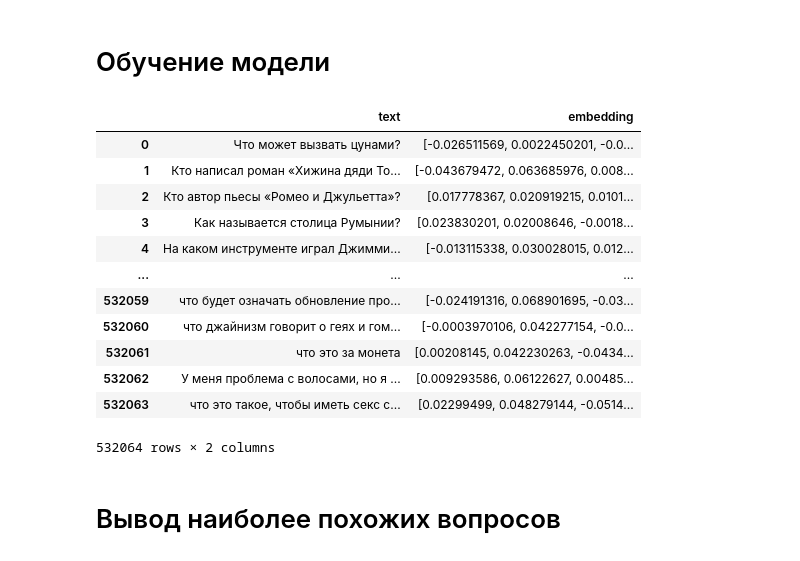
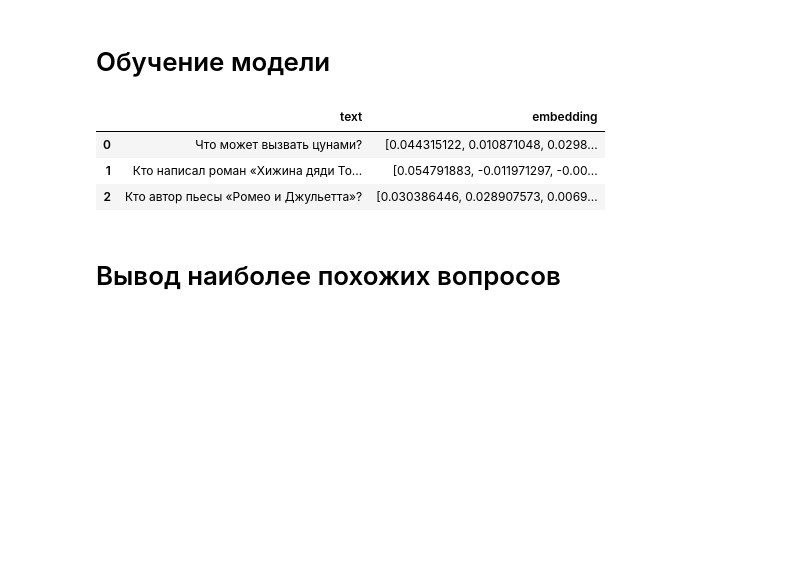
Before and after one commit to slavastar/Data-Analysis-Course, a Jupyter notebook: LW2.ipynb, the cells around one changed output. Cells and saved outputs as stored; diff of their text form; code cells hidden in the pictures; blank space fills up the shorter version.

```diff
--- a/LW2.ipynb
+++ b/LW2.ipynb
@@ -60,7 +58,7 @@ quora_df
 # Обработка данных
 # %%
 def text_to_wordlist(text, remove_stopwords=False):
-    text = re.sub(r"http[s]?://(?:[а-яА-Я]|[0-9]|[$-_@.&+]|[!*\(\),]|(?:%[0-9a-fA-F][0-9a-fA-F]))+", " ", review)
+    text = re.sub(r"http[s]?://(?:[а-яА-Я]|[0-9]|[$-_@.&+]|[!*\(\),]|(?:%[0-9a-fA-F][0-9a-fA-F]))+", " ", text)
     text = re.sub("[^а-яА-Я]"," ", text)
     words = text.lower().split()
     if remove_stopwords:
@@ -108,25 +97,16 @@ fasttext_model = fasttext.train_unsupervised(filename, minn=3, maxn=4, dim=300)
 # %%
 # построим эмбеддинг для каждого вопроса в датасете, удаляя при этом дубликаты
 
 texts_df = pd.DataFrame(data={
     'text': texts,
     'embedding': [fasttext_model.get_sentence_vector(text) for text in texts]
 }).drop_duplicates(subset=['text']).reset_index(drop=True)
-texts_df
+texts_df.head(3)
 # %% [output]
 |  | text | embedding |
-| 0 | Что может вызвать цунами? | [-0.026511569, 0.0022450201, -0.0... |
-| 1 | Кто написал роман «Хижина дяди То... | [-0.043679472, 0.063685976, 0.008... |
-| 2 | Кто автор пьесы «Ромео и Джульетта»? | [0.017778367, 0.020919215, 0.0101... |
-| 3 | Как называется столица Румынии? | [0.023830201, 0.02008646, -0.0018... |
-| 4 | На каком инструменте играл Джимми... | [-0.013115338, 0.030028015, 0.012... |
-| ... | ... | ... |
-| 532059 | что будет означать обновление про... | [-0.024191316, 0.068901695, -0.03... |
-| 532060 | что джайнизм говорит о геях и гом... | [-0.0003970106, 0.042277154, -0.0... |
-| 532061 | что это за монета | [0.00208145, 0.042230263, -0.0434... |
-| 532062 | У меня проблема с волосами, но я ... | [0.009293586, 0.06122627, 0.00485... |
-| 532063 | что это такое, чтобы иметь секс с... | [0.02299499, 0.048279144, -0.0514... |
+| 0 | Что может вызвать цунами? | [0.044315122, 0.010871048, 0.0298... |
+| 1 | Кто написал роман «Хижина дяди То... | [0.054791883, -0.011971297, -0.00... |
+| 2 | Кто автор пьесы «Ромео и Джульетта»? | [0.030386446, 0.028907573, 0.0069... |
-532064 rows × 2 columns
 # %%
 def cosine(u, v):
     res = np.dot(u, v) / (np.linalg.norm(u) * np.linalg.norm(v))
```
Also changed, not shown: parts of 21 cells of this notebook.
